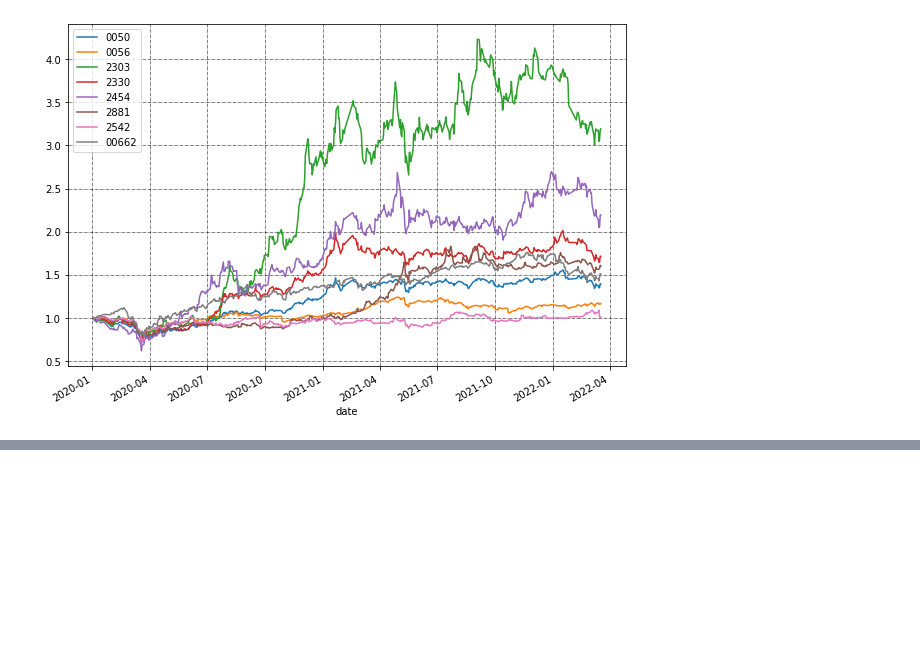
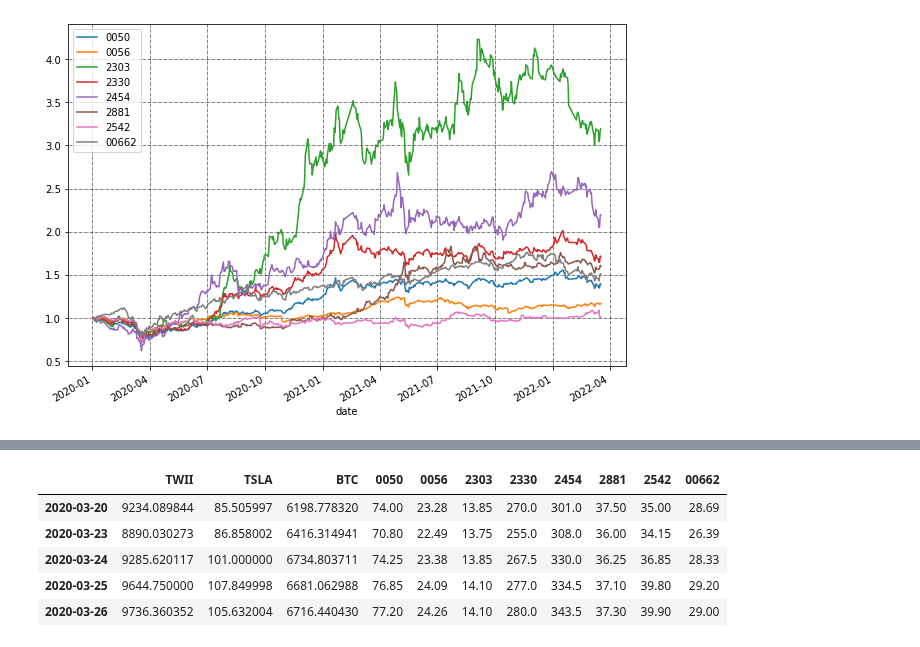
Before and after one commit to tewei0328/teach-visulization, a Jupyter notebook: viz1_datareader_finlab.ipynb, the cells around one changed output, grey strips where cells are left out. Cells and saved outputs as stored; diff of their text form; code cells hidden in the pictures; blank space fills up the shorter version.

```diff
--- a/viz1_datareader_finlab.ipynb
+++ b/viz1_datareader_finlab.ipynb
@@ -112,0 +138,6 @@ plt.show()
+# %%
+stock_name=['^TWII','TSLA','BTC-USD']
+i=0
+stock=yfinance.Ticker(stock_name[i])
+df3=stock.history(period='2y')
+df3.head()
@@ -112,0 +152,5 @@ plt.show()
+# %%
+i=1
+stock=yfinance.Ticker(stock_name[i])
+df4=stock.history(period='2y')
+df4.head()
@@ -112,0 +191,10 @@ plt.show()
+# %%
+df_many=df_many.dropna()
+df_many.head()
+# %% [output]
+|  | TWII | TSLA | BTC | 0050 | 0056 | 2303 | 2330 | 2454 | 2881 | 2542 | 00662 |
+| 2020-03-20 | 9234.089844 | 85.505997 | 6198.778320 | 74.00 | 23.28 | 13.85 | 270.0 | 301.0 | 37.50 | 35.00 | 28.69 |
+| 2020-03-23 | 8890.030273 | 86.858002 | 6416.314941 | 70.80 | 22.49 | 13.75 | 255.0 | 308.0 | 36.00 | 34.15 | 26.39 |
+| 2020-03-24 | 9285.620117 | 101.000000 | 6734.803711 | 74.25 | 23.38 | 13.85 | 267.5 | 330.0 | 36.25 | 36.85 | 28.33 |
+| 2020-03-25 | 9644.750000 | 107.849998 | 6681.062988 | 76.85 | 24.09 | 14.10 | 277.0 | 334.5 | 37.10 | 39.80 | 29.20 |
+| 2020-03-26 | 9736.360352 | 105.632004 | 6716.440430 | 77.20 | 24.26 | 14.10 | 280.0 | 343.5 | 37.30 | 39.90 | 29.00 |
```
Also changed, not shown: parts of 11 cells of this notebook.
